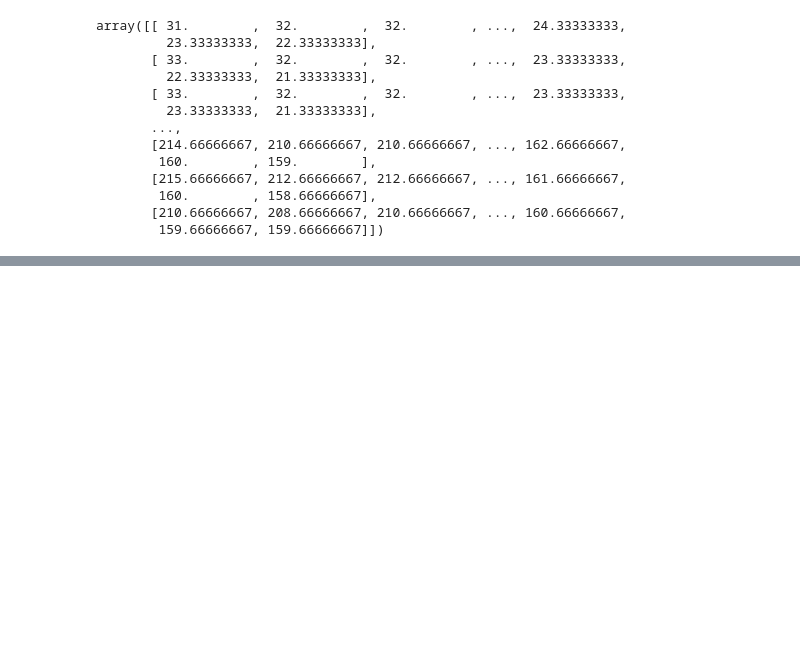
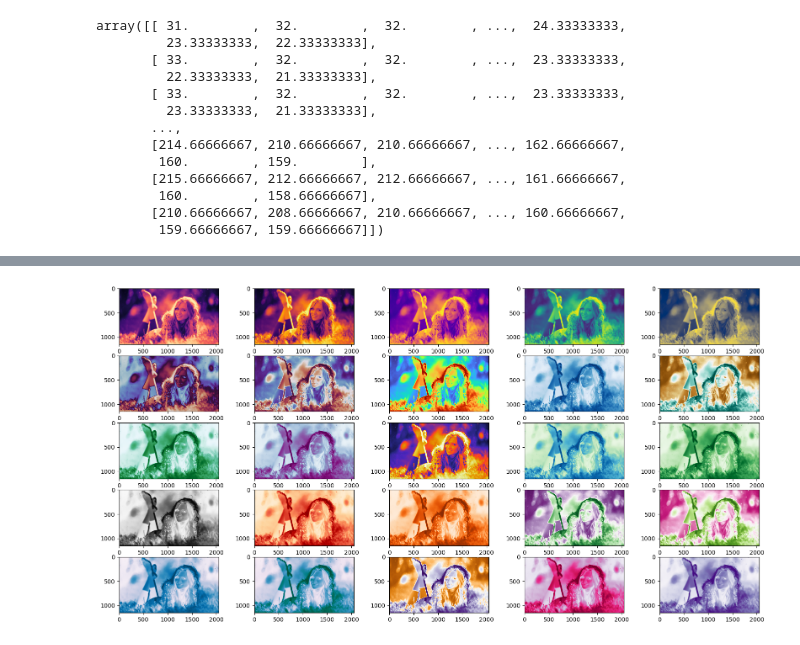
Before and after one commit to anoban/python, a Jupyter notebook: torch.ipynb, the cells around one changed output, grey strips where cells are left out. Cells and saved outputs as stored; diff of their text form; code cells hidden in the pictures; blank space fills up the shorter version.

```diff
--- a/torch.ipynb
+++ b/torch.ipynb
@@ -145,0 +155,11 @@ plt.show()
+# %%
+fig, axes = plt.subplots(nrows = 5, ncols = 5)
+fig.set_size_inches(20, 10)
+
+i = 0
+for row in axes:
+    for canvas in row:
+        canvas.imshow(bw_pixels, cmap = list(colormaps.keys())[i])
+        i += 1
+# %% [output]
+[figure, added]
```
Also changed, not shown: parts of 5 cells of this notebook.
